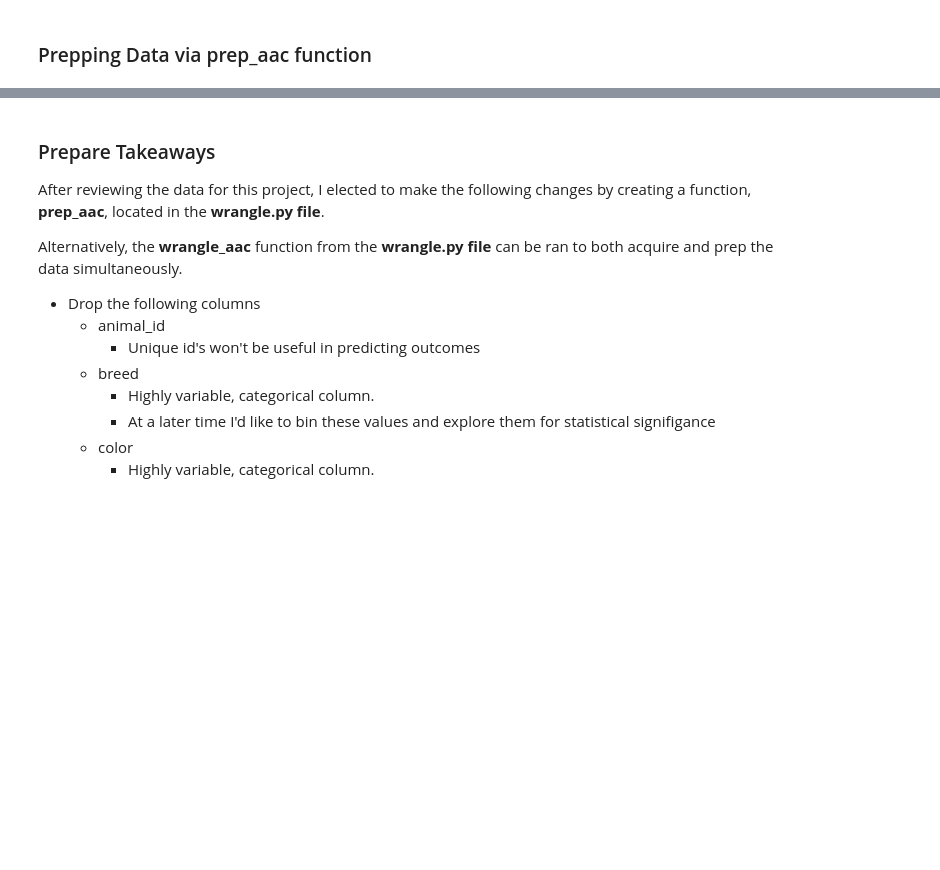
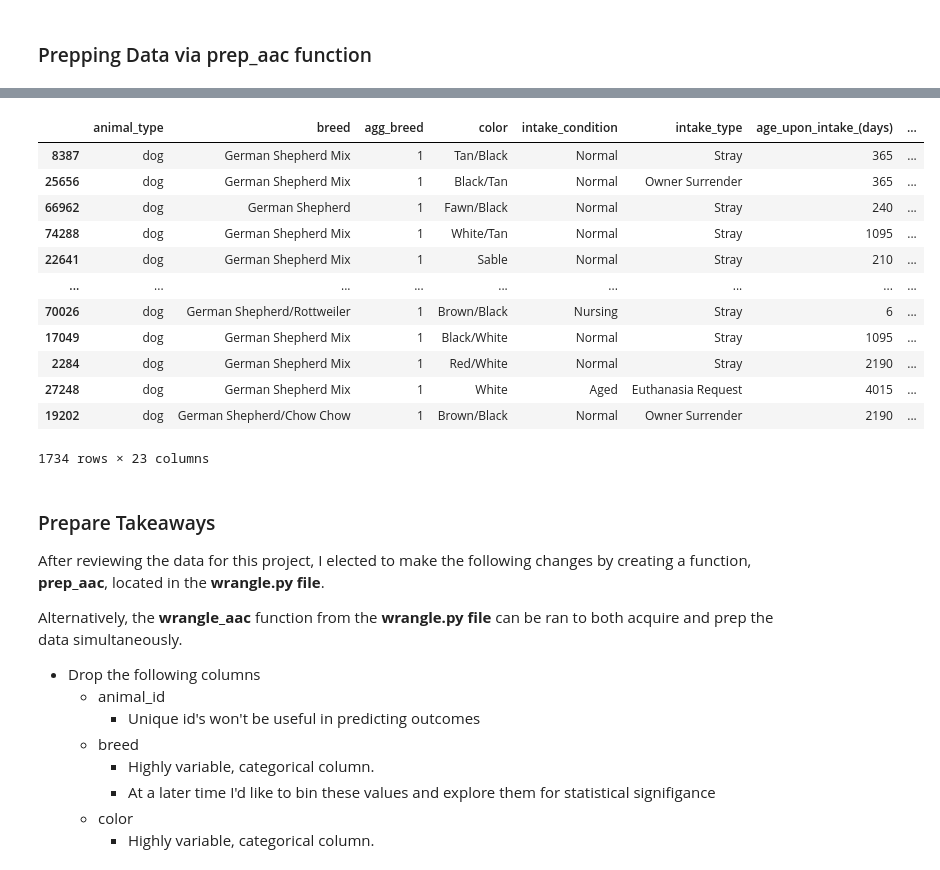
Before and after one commit to SamuelD-Data/aac_outcomes_project, a Jupyter notebook: continued_work/aac_project_notebook.ipynb, the cells around one changed output, grey strips where cells are left out. Cells and saved outputs as stored; diff of their text form; code cells hidden in the pictures; blank space fills up the shorter version.

```diff
--- a/continued_work/aac_project_notebook.ipynb
+++ b/continued_work/aac_project_notebook.ipynb
@@ -208,3 +210,19 @@ Index(['outcome_type', 'sex_upon_outcome', 'age_days', 'outcome_datetime',
+# %%
+train[train.breed.str.contains('German')]
+# %% [output]
+|  | animal_type | breed | agg_breed | color | intake_condition | intake_type | age_upon_intake_(days) | ... |
+| 8387 | dog | German Shepherd Mix | 1 | Tan/Black | Normal | Stray | 365 | ... |
+| 25656 | dog | German Shepherd Mix | 1 | Black/Tan | Normal | Owner Surrender | 365 | ... |
+| 66962 | dog | German Shepherd | 1 | Fawn/Black | Normal | Stray | 240 | ... |
+| 74288 | dog | German Shepherd Mix | 1 | White/Tan | Normal | Stray | 1095 | ... |
+| 22641 | dog | German Shepherd Mix | 1 | Sable | Normal | Stray | 210 | ... |
+| ... | ... | ... | ... | ... | ... | ... | ... | ... |
+| 70026 | dog | German Shepherd/Rottweiler | 1 | Brown/Black | Nursing | Stray | 6 | ... |
+| 17049 | dog | German Shepherd Mix | 1 | Black/White | Normal | Stray | 1095 | ... |
+| 2284 | dog | German Shepherd Mix | 1 | Red/White | Normal | Stray | 2190 | ... |
+| 27248 | dog | German Shepherd Mix | 1 | White | Aged | Euthanasia Request | 4015 | ... |
+| 19202 | dog | German Shepherd/Chow Chow | 1 | Brown/Black | Normal | Owner Surrender | 2190 | ... |
+1734 rows × 23 columns
 # %% [markdown]
 ### Prepare Takeaways
 After reviewing the data for this project, I elected to make the following changes by creating a function, __prep_aac__, located in the __wrangle.py file__.
```
Also changed, not shown: parts of 6 cells of this notebook.
